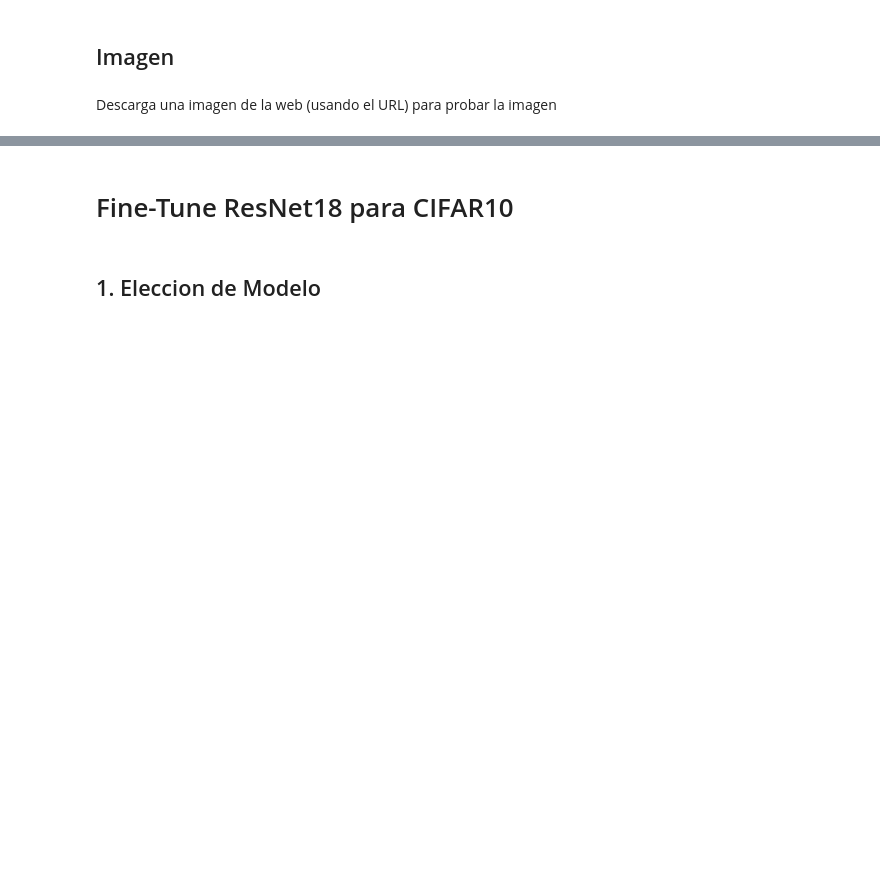
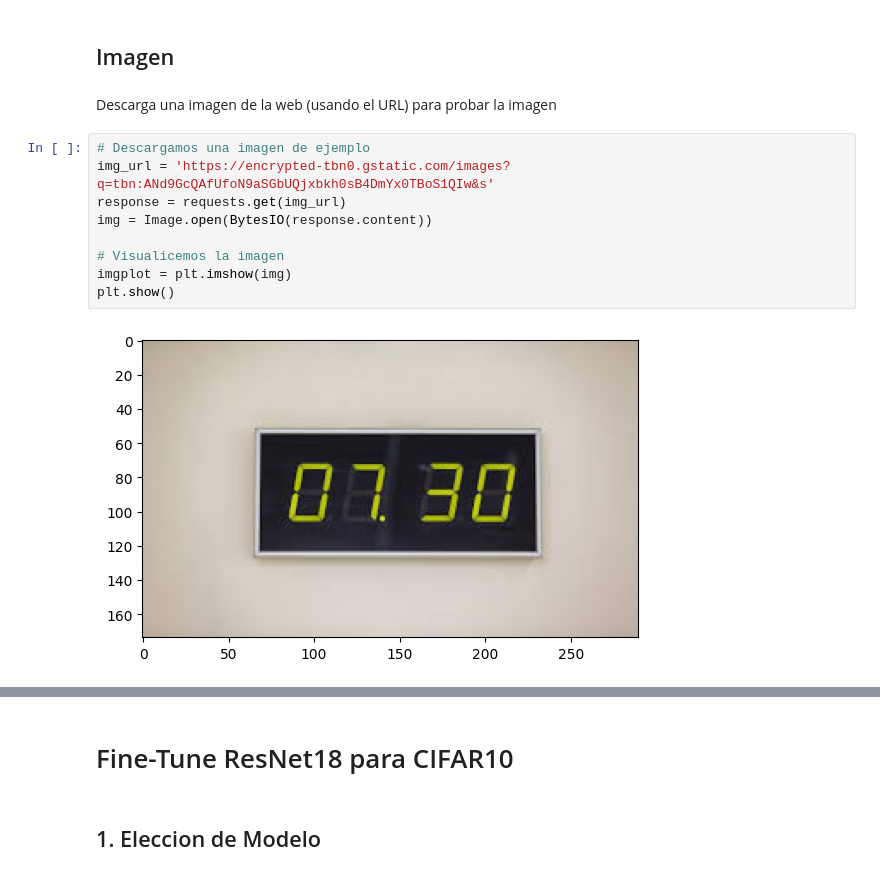
Before and after one commit to sonder-art/automl_p24, a Jupyter notebook: codigo/modelos_preentrenados/intro.ipynb, the cells around one changed output, grey strips where cells are left out. Cells and saved outputs as stored; diff of their text form; blank space fills up the shorter version.

```diff
--- a/codigo/modelos_preentrenados/intro.ipynb
+++ b/codigo/modelos_preentrenados/intro.ipynb
@@ -107,3 +101,14 @@ transform = transforms.Compose([
 ## Imagen
 # %% [markdown]
 Descarga una imagen de la web (usando el URL) para probar la imagen
+# %%
+# Descargamos una imagen de ejemplo
+img_url = 'https://encrypted-tbn0.gstatic.com/images?q=tbn:ANd9GcQAfUfoN9aSGbUQjxbkh0sB4DmYx0TBoS1QIw&s'
+response = requests.get(img_url)
+img = Image.open(BytesIO(response.content))
+
+# Visualicemos la imagen
+imgplot = plt.imshow(img)
+plt.show()
+# %% [output]
+[figure, added]
```
Also changed, not shown: parts of 9 cells of this notebook.
